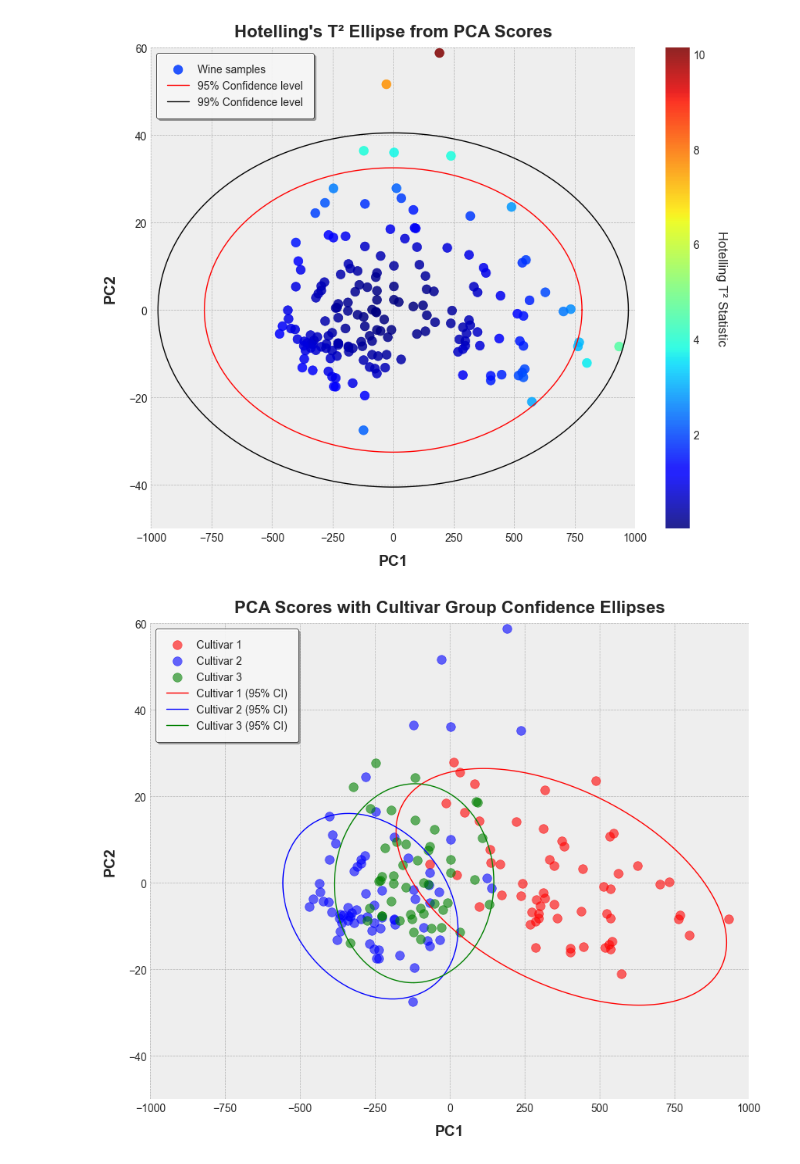
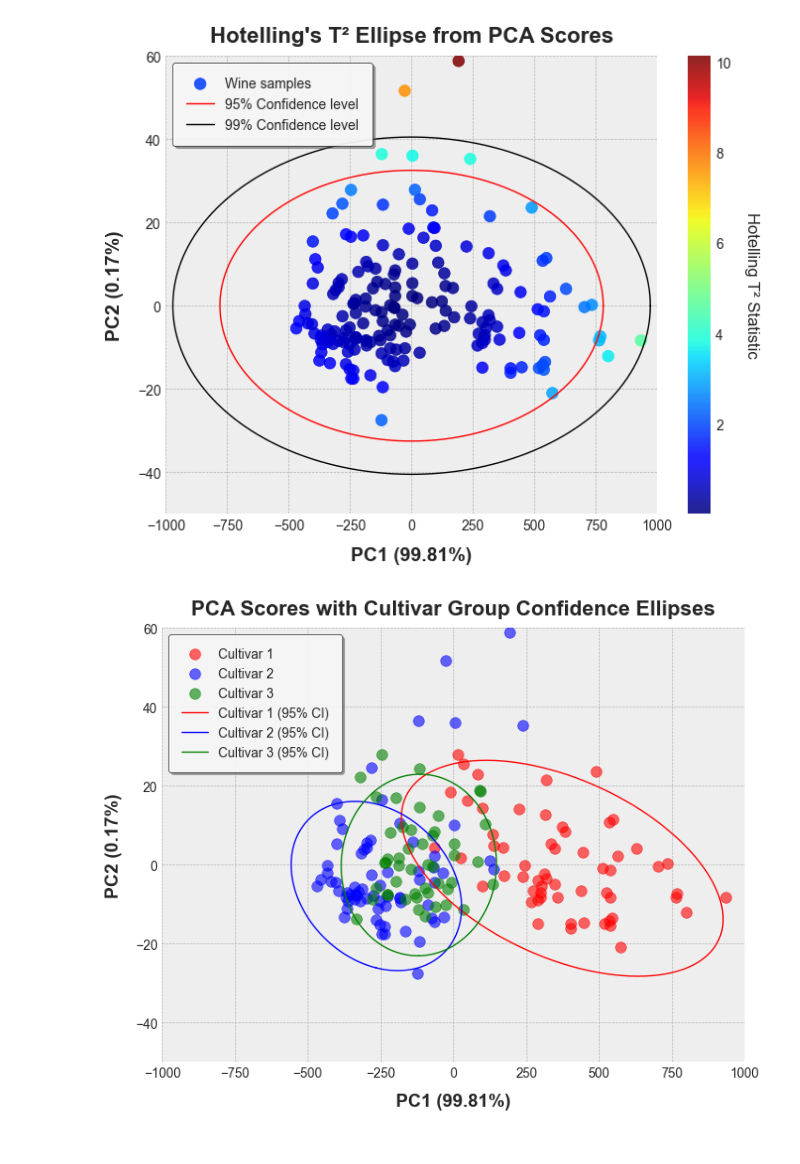
Before and after one commit to ChristianGoueguel/pyEllipse, a Jupyter notebook: examples.ipynb, the cells around one changed output. Saved outputs shown, nothing was run; the diff lists cells and outputs as text; code cells hidden in the pictures.

```diff
--- a/examples.ipynb
+++ b/examples.ipynb
@@ -38,30 +39,30 @@ pca_scores = pca.fit_transform(X)
 # %%
 plt.style.use('bmh')
 # Calculate T² statistics
 results = hotelling_parameters(pca_scores, k=2)
 t2 = results['Tsquared'].values
 
 # Generate ellipse coordinates for plotting
 ellipse_95 = hotelling_coordinates(pca_scores, pcx=1, pcy=2, conf_limit=0.95)
 ellipse_99 = hotelling_coordinates(pca_scores, pcx=1, pcy=2, conf_limit=0.99)
 
-# Plotting the PCA scores with Hotelling's T² ellipse
-plt.figure(figsize=(10, 8))
+# Plot the PCA scores with Hotelling's T² ellipse
+plt.figure(figsize=(8, 6))
 scatter = plt.scatter(pca_scores[:, 0], pca_scores[:, 1], c=t2, cmap='jet', alpha=0.85, s=70, label='Wine samples')
 cbar = plt.colorbar(scatter)
 cbar.set_label('Hotelling T² Statistic', rotation=270, labelpad=20)
 
 plt.plot(ellipse_95['x'], ellipse_95['y'], 'r-', linewidth=1, label='95% Confidence level')
 plt.plot(ellipse_99['x'], ellipse_99['y'], 'k-', linewidth=1, label='99% Confidence level')
 plt.xlim(-1000, 1000)
 plt.ylim(-50, 60)
-plt.xlabel('PC1', fontsize=14, labelpad=10, fontweight='bold')
-plt.ylabel('PC2', fontsize=14, labelpad=10, fontweight='bold')
+plt.xlabel(f'PC1 ({explained_var[0]*100:.2f}%)', fontsize=14, labelpad=10, fontweight='bold')
+plt.ylabel(f'PC2 ({explained_var[1]*100:.2f}%)', fontsize=14, labelpad=10, fontweight='bold')
 plt.title("Hotelling's T² Ellipse from PCA Scores", fontsize=16, pad=10, fontweight='bold')
 plt.legend(loc='upper left', fontsize=10, frameon=True, framealpha=0.9, edgecolor='black', shadow=True, facecolor='white', borderpad=1)
 plt.show()
 # %% [output]
-[figure, old version]
+[figure, new version]
 # %%
 wine_df['PC1'] = pca_scores[:, 0]
 wine_df['PC2'] = pca_scores[:, 1]
@@ -71,8 +72,8 @@ cultivars = wine_df['Cultivar'].unique()
 color_map = {cultivar: color for cultivar, color in zip(cultivars, colors)}
 point_colors = wine_df['Cultivar'].map(color_map)
 
-# Plotting PCA scores with confidence ellipses for each cultivar
-plt.figure(figsize=(10, 8))
+# Plott PCA scores with confidence ellipses for each cultivar
+plt.figure(figsize=(8, 6))
 
 for i, cultivar in enumerate(cultivars):
     mask = wine_df['Cultivar'] == cultivar
@@ -94,10 +95,10 @@ for i, cultivar in enumerate(cultivars):
 
 plt.xlim(-1000, 1000)
 plt.ylim(-50, 60)
-plt.xlabel('PC1', fontsize=14, labelpad=10, fontweight='bold')
-plt.ylabel('PC2', fontsize=14, labelpad=10, fontweight='bold')
+plt.xlabel(f'PC1 ({explained_var[0]*100:.2f}%)', fontsize=14, labelpad=10, fontweight='bold')
+plt.ylabel(f'PC2 ({explained_var[1]*100:.2f}%)', fontsize=14, labelpad=10, fontweight='bold')
 plt.title("PCA Scores with Cultivar Group Confidence Ellipses", fontsize=16, pad=10, fontweight='bold')
 plt.legend(loc='upper left', fontsize=10, frameon=True, framealpha=0.9, edgecolor='black', shadow=True, facecolor='white', borderpad=1)
 plt.show()
 # %% [output]
-[figure, old version]
+[figure, new version]
```
Also changed, not shown: parts of 2 cells of this notebook, 5 other files.
